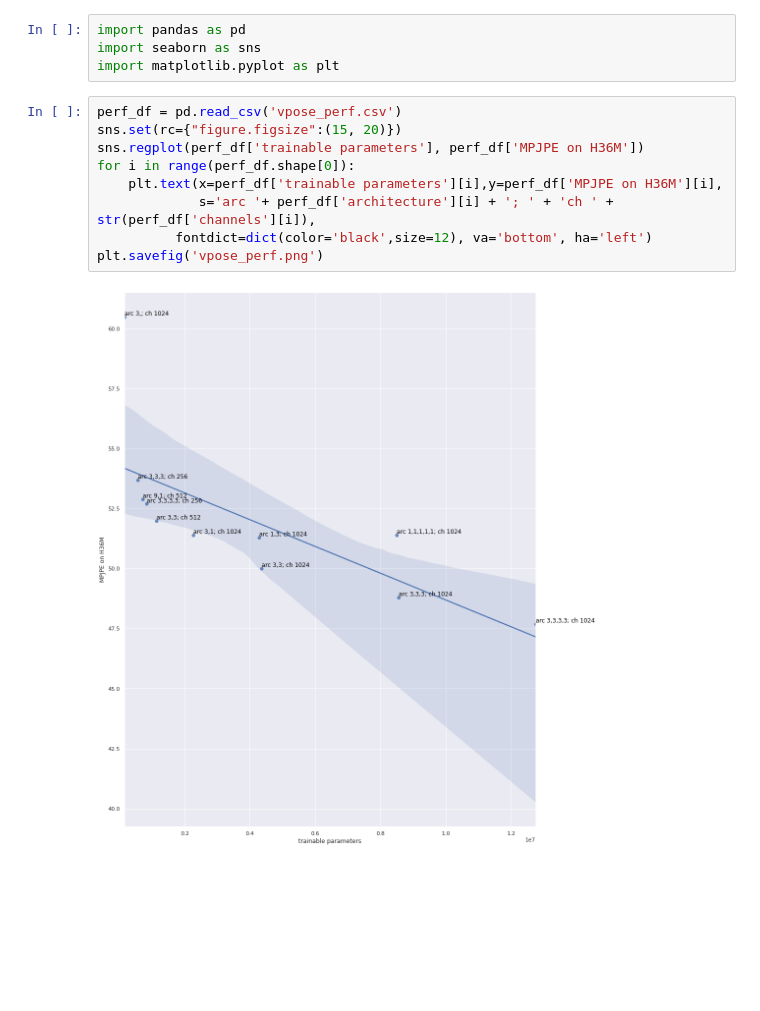
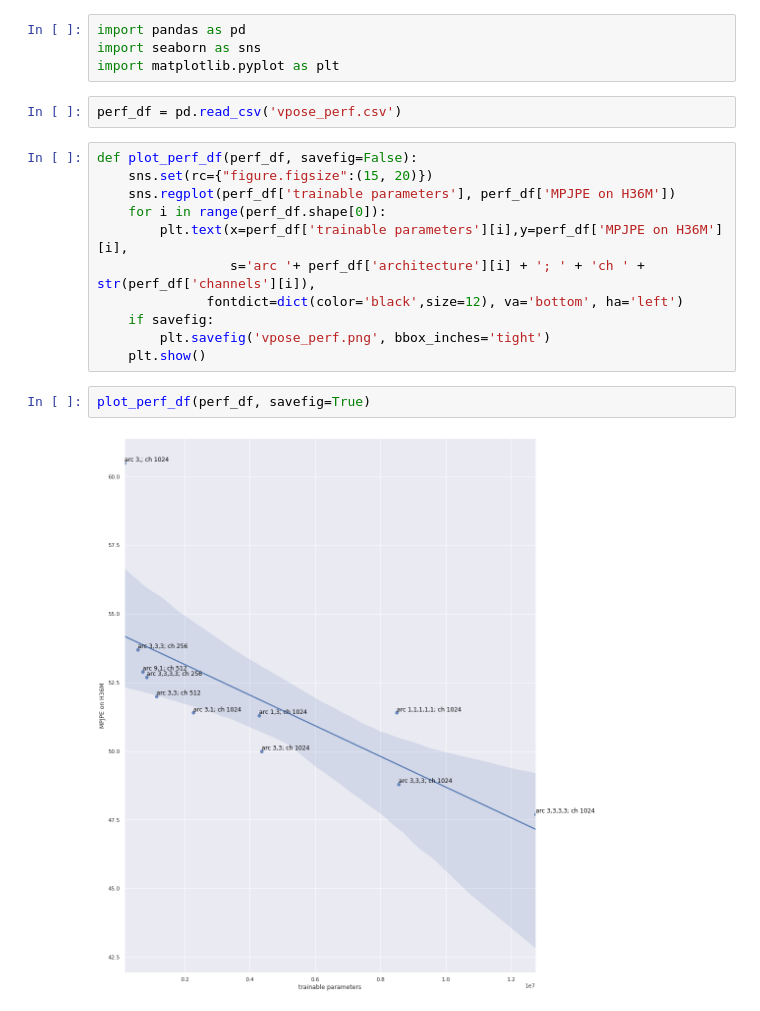
Before and after one commit to hxu296/jeston-videopose3d, a Jupyter notebook: notebooks/model_architecture.ipynb, the cells around one changed output. Cells and saved outputs as stored; diff of their text form; blank space fills up the shorter version.

Commit message:
fix savefig

```diff
--- a/notebooks/model_architecture.ipynb
+++ b/notebooks/model_architecture.ipynb
@@ -2,14 +2,20 @@
 import pandas as pd
 import seaborn as sns
 import matplotlib.pyplot as plt
+# %%
+perf_df = pd.read_csv('vpose_perf.csv')
 # %%
-perf_df = pd.read_csv('vpose_perf.csv')
-sns.set(rc={"figure.figsize":(15, 20)})
-sns.regplot(perf_df['trainable parameters'], perf_df['MPJPE on H36M'])
-for i in range(perf_df.shape[0]):
-    plt.text(x=perf_df['trainable parameters'][i],y=perf_df['MPJPE on H36M'][i],
-             s='arc '+ perf_df['architecture'][i] + '; ' + 'ch ' + str(perf_df['channels'][i]),
-          fontdict=dict(color='black',size=12), va='bottom', ha='left')
-plt.savefig('vpose_perf.png')
+def plot_perf_df(perf_df, savefig=False):
+    sns.set(rc={"figure.figsize":(15, 20)})
+    sns.regplot(perf_df['trainable parameters'], perf_df['MPJPE on H36M'])
+    for i in range(perf_df.shape[0]):
+        plt.text(x=perf_df['trainable parameters'][i],y=perf_df['MPJPE on H36M'][i],
+                 s='arc '+ perf_df['architecture'][i] + '; ' + 'ch ' + str(perf_df['channels'][i]),
+              fontdict=dict(color='black',size=12), va='bottom', ha='left')
+    if savefig:
+        plt.savefig('vpose_perf.png', bbox_inches='tight')
+    plt.show()
-# %% [output]
-[figure, removed]
+# %%
+plot_perf_df(perf_df, savefig=True)
+# %% [output]
+[figure, added]
```
Also changed, not shown: 2 other files.
